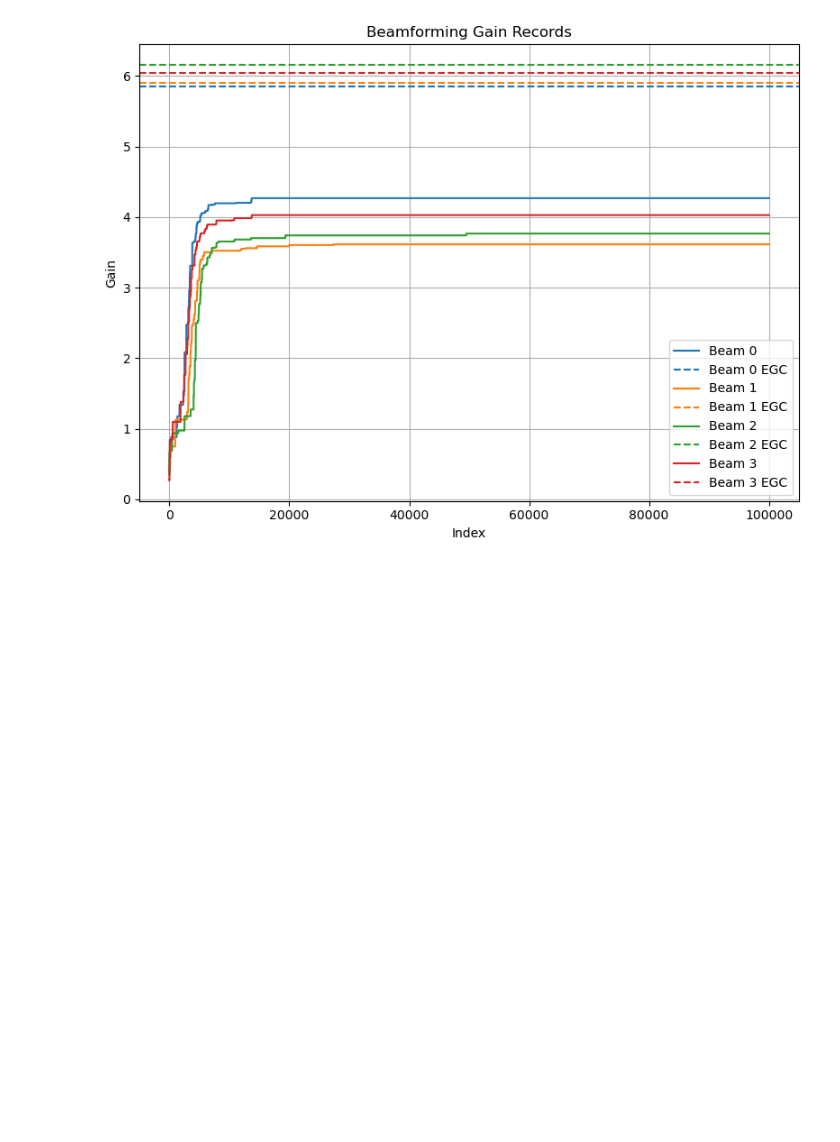
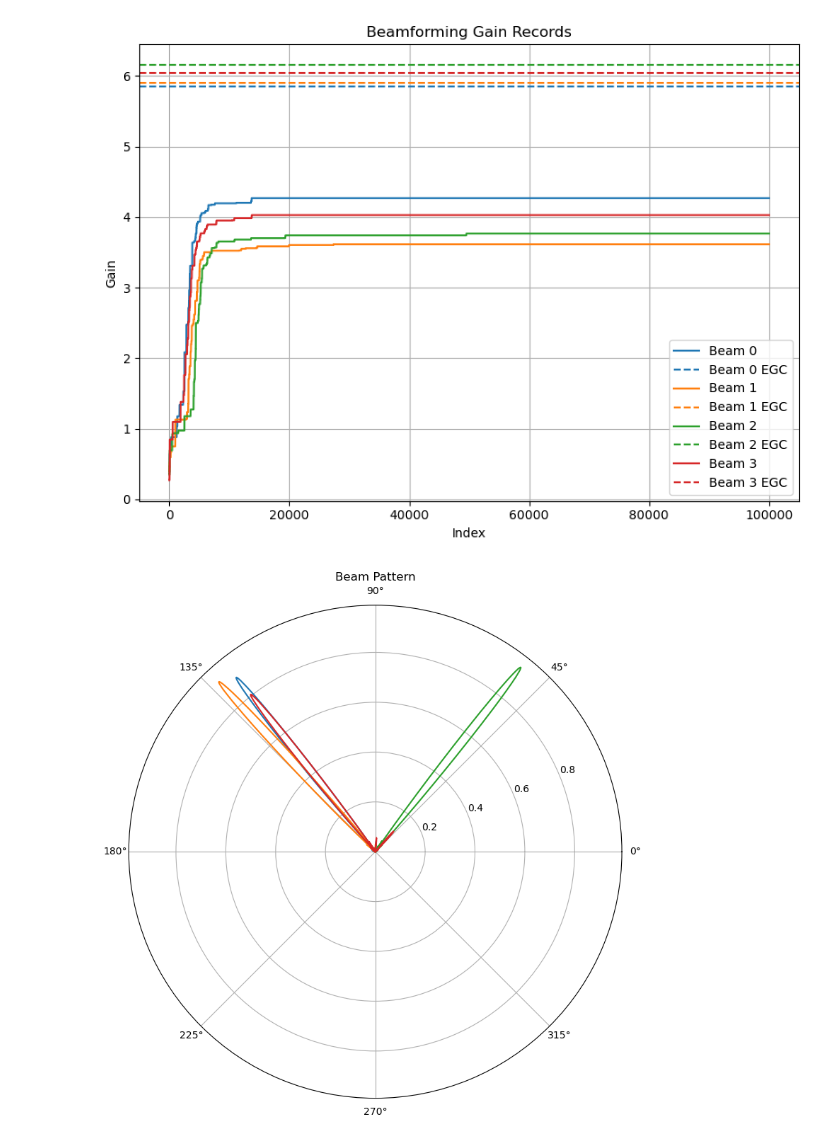
Before and after one commit to zakaria-narjis/beam-pattern-rlearning, a Jupyter notebook: notebooks/plot.ipynb, the cells around one changed output. Drawn from its saved outputs; the diff is of its cells as text; code cells hidden in the pictures; blank space fills up the shorter version.

Commit message:
add polar plot

```diff
--- a/notebooks/plot.ipynb
+++ b/notebooks/plot.ipynb
@@ -6,6 +103,6 @@ import scipy.io
 # %%
 # examples : sac_NLOS_seed_0__2024-10-22_10-57-03 , TD3_LOS__2024-08-09_00-54-12
-experiments_path = '../experiments/runs/'
+experiments_path = os.path.join('..', 'experiments', 'runs')
 all_experiment = {} #experiment scores (% average EGC reached)
 for experiment_folder in os.listdir('../experiments/runs/'):
     experiment_path = os.path.join(experiments_path, experiment_folder,'beamforming_gain_records')
@@ -63,10 +160,10 @@ Best experiment: sac_NLOS_seed_1__2024-10-18_12-17-29
 Average EGC reached: 65.53%
 # %%
 experiment_name = 'sac_NLOS_seed_1__2024-10-18_12-17-29'
-experiment_path = os.path.join(experiments_path, experiment_name,'beamforming_gain_records')
-
+experiment_path = os.path.join(experiments_path, experiment_name)
+experiment_beams_path = os.path.join(experiment_path, 'beamforming_gain_records')
 if os.path.exists(experiment_path):
-    num_files = len([f for f in os.listdir(experiment_path) if os.path.isfile(os.path.join(experiment_path, f))])
+    num_files = len([f for f in os.listdir(experiment_beams_path) if os.path.isfile(os.path.join(experiment_beams_path, f))])
     print(f"Number of beams in the experiment: {num_files}")
 else:
     num_files = 0
@@ -76,7 +173,7 @@ beams_data = []
 # Load data from all numpy files
 for i in range(num_files):
     filename = f'beam_{i}_gain_records.npy'
-    filepath = os.path.join(experiment_path, filename)
+    filepath = os.path.join(experiment_beams_path, filename)
     data = np.load(filepath)
     beams_data.append(data)
 # %% [output]
@@ -117,3 +214,10 @@ plt.tight_layout()
 plt.show()
 # %% [output]
 [figure]
+# %%
+polar_graph_path = os.path.join(experiment_path,'beams','beam_codebook.mat')
+mat_data = scipy.io.loadmat(polar_graph_path)
+beams = mat_data['beams']
+plot_pattern(beams.T)
+# %% [output]
+[figure, added]
```
Also changed, not shown: parts of 3 cells of this notebook.
